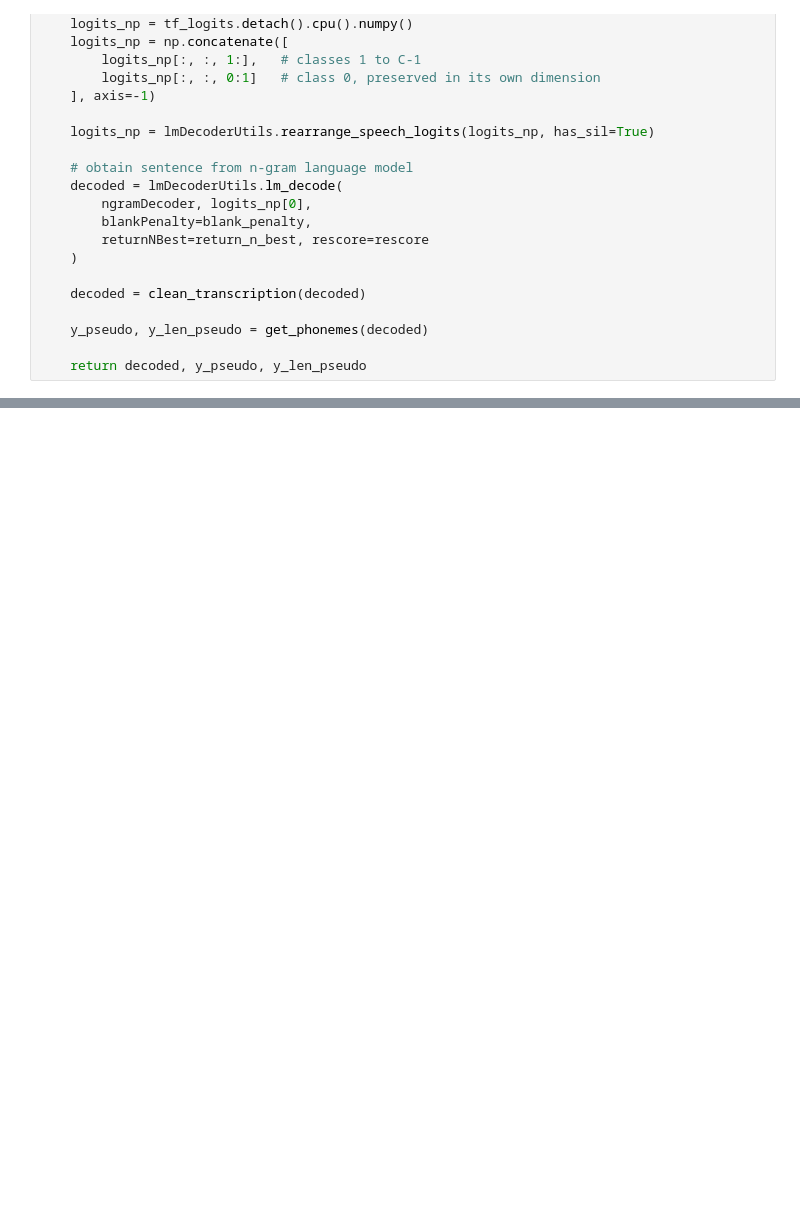
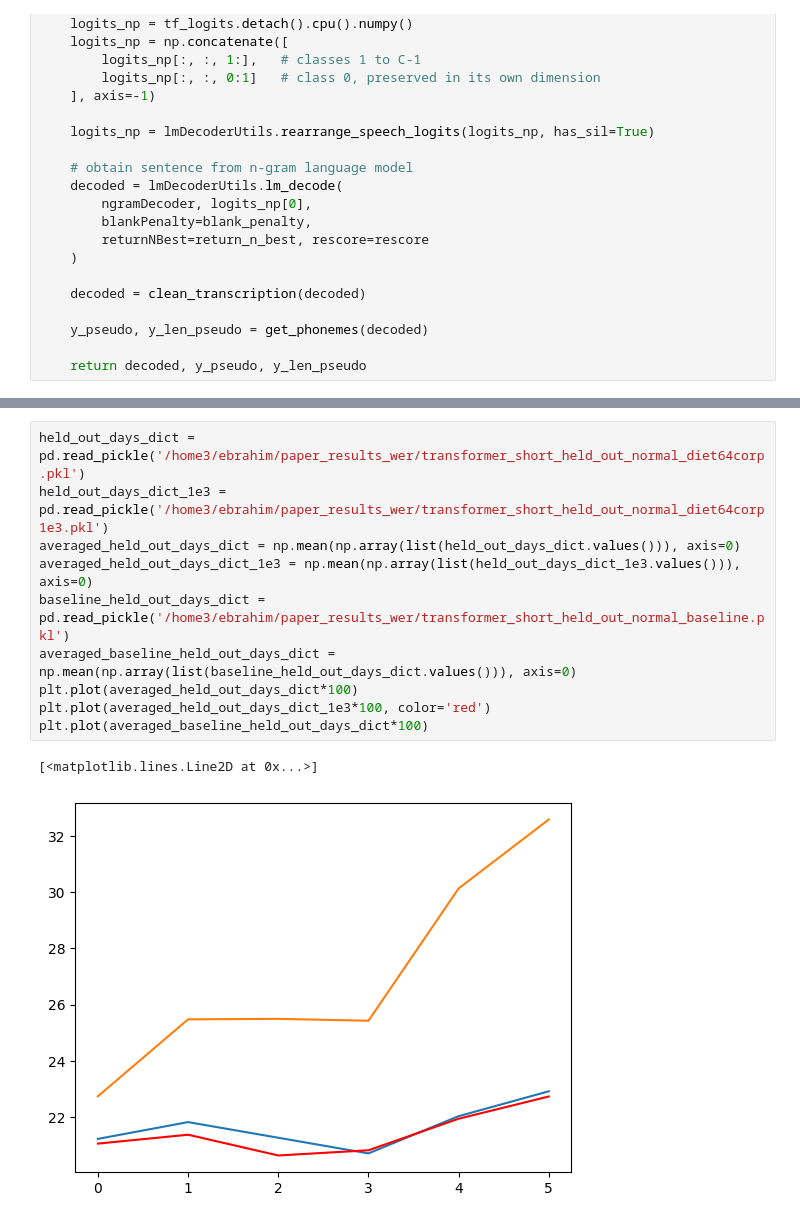
Before and after one commit to ebrahimfeghhi/transformers_with_dietcorp, a Jupyter notebook: src/neural_decoder/n_gram_lm_dietcorp.ipynb, the cells around one changed output, grey strips where cells are left out. Cells and saved outputs as stored; diff of their text form; blank space fills up the shorter version.

```diff
--- a/src/neural_decoder/n_gram_lm_dietcorp.ipynb
+++ b/src/neural_decoder/n_gram_lm_dietcorp.ipynb
@@ -376,0 +510,13 @@ SAVING VAL RESULTS FOR transformer_held_out_big_0
+# %%
+held_out_days_dict = pd.read_pickle('/home3/ebrahim/paper_results_wer/transformer_short_held_out_normal_diet64corp.pkl')
+held_out_days_dict_1e3 = pd.read_pickle('/home3/ebrahim/paper_results_wer/transformer_short_held_out_normal_diet64corp1e3.pkl')
+averaged_held_out_days_dict = np.mean(np.array(list(held_out_days_dict.values())), axis=0)
+averaged_held_out_days_dict_1e3 = np.mean(np.array(list(held_out_days_dict_1e3.values())), axis=0)
+baseline_held_out_days_dict = pd.read_pickle('/home3/ebrahim/paper_results_wer/transformer_short_held_out_normal_baseline.pkl')
+averaged_baseline_held_out_days_dict = np.mean(np.array(list(baseline_held_out_days_dict.values())), axis=0)
+plt.plot(averaged_held_out_days_dict*100)
+plt.plot(averaged_held_out_days_dict_1e3*100, color='red')
+plt.plot(averaged_baseline_held_out_days_dict*100)
+# %% [output]
+[<matplotlib.lines.Line2D at 0x...>]
+[figure, added]
```
Also changed, not shown: parts of 14 cells of this notebook, 4 other files.
